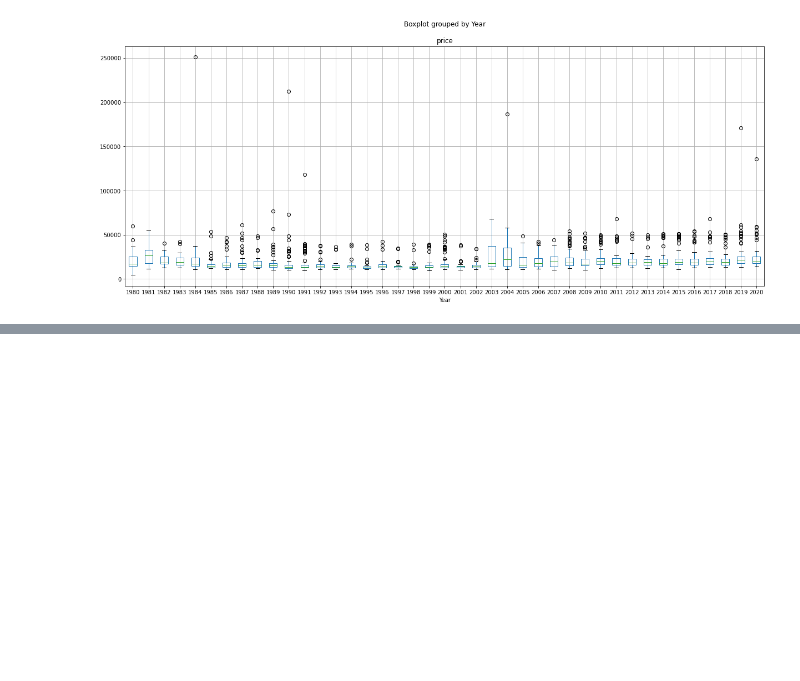
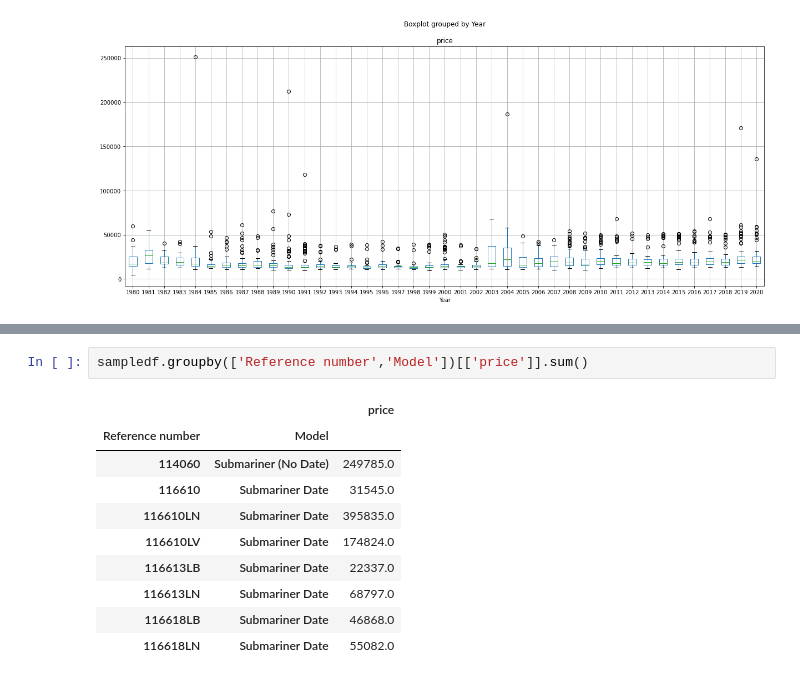
Before and after one commit to ben-muller/WatchPrice, a Jupyter notebook: DescriptiveAnalysis.ipynb, the cells around one changed output, grey strips where cells are left out. Saved outputs shown, nothing was run; the diff lists cells and outputs as text; blank space fills up the shorter version.

```diff
--- a/DescriptiveAnalysis.ipynb
+++ b/DescriptiveAnalysis.ipynb
@@ -19,0 +29,13 @@ sampledf.boxplot('price', by=['Dial','Case material'])
+# %%
+sampledf.groupby(['Reference number','Model'])[['price']].sum()
+# %% [output]
+|  |  | price |
+| Reference number | Model |  |
+| 114060 | Submariner (No Date) | 249785.0 |
+| 116610 | Submariner Date | 31545.0 |
+| 116610LN | Submariner Date | 395835.0 |
+| 116610LV | Submariner Date | 174824.0 |
+| 116613LB | Submariner Date | 22337.0 |
+| 116613LN | Submariner Date | 68797.0 |
+| 116618LB | Submariner Date | 46868.0 |
+| 116618LN | Submariner Date | 55082.0 |
```
Also changed, not shown: parts of 3 cells of this notebook, 1 other file.
